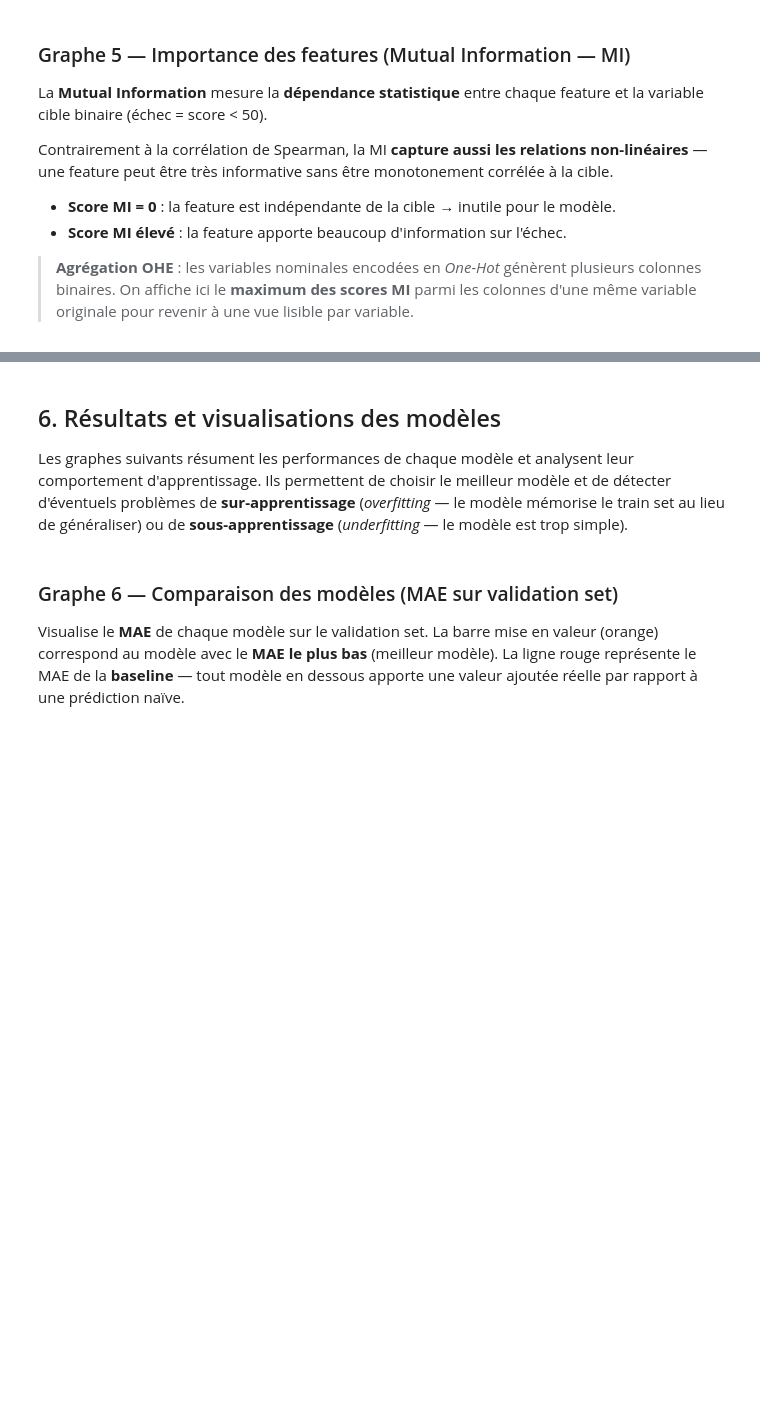
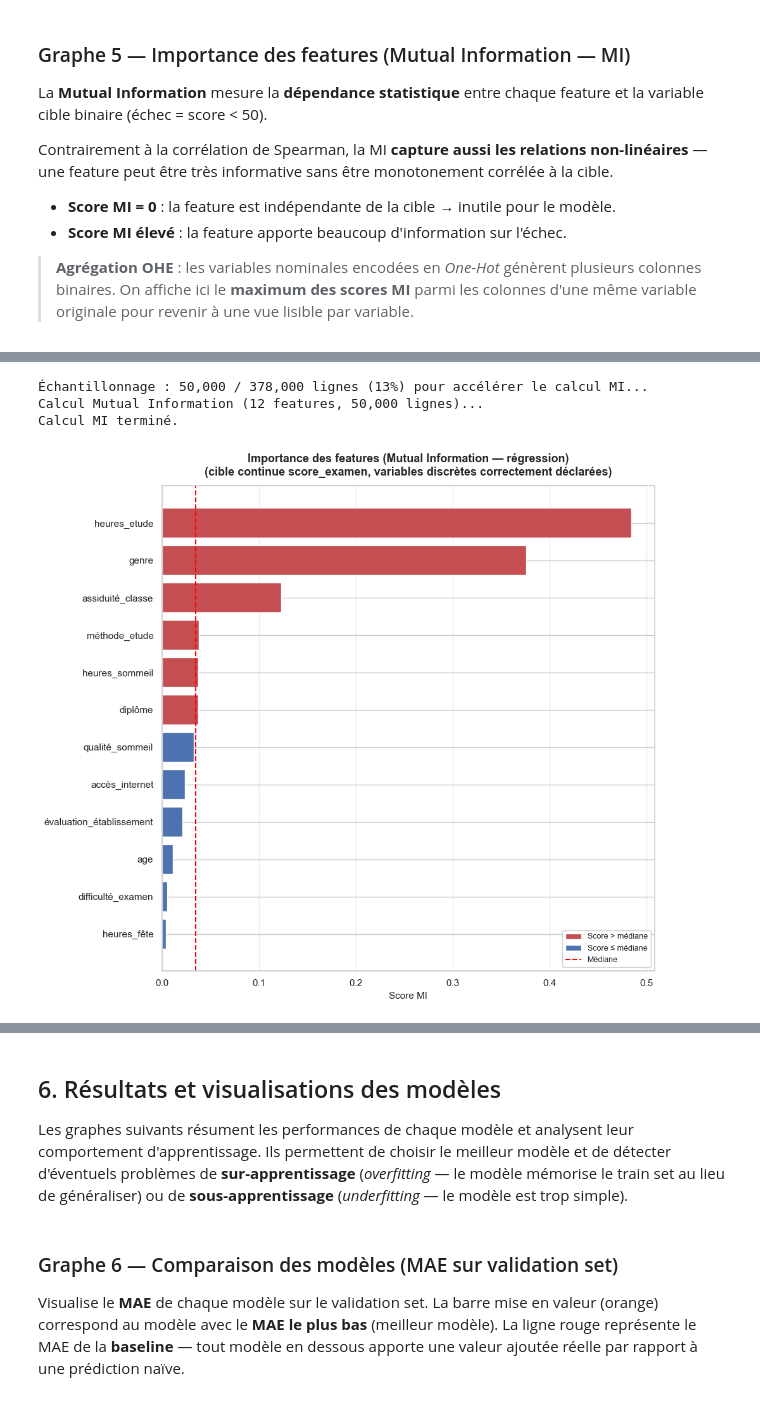
Before and after one commit to 22054/Smart-School-Project, a Jupyter notebook: failure_prediction.ipynb, the cells around one changed output, grey strips where cells are left out. Drawn from its saved outputs; the diff is of its cells as text; code cells hidden in the pictures; blank space fills up the shorter version.

```diff
--- a/failure_prediction.ipynb
+++ b/failure_prediction.ipynb
@@ -889,0 +821,75 @@ Calcul MI terminé.
+# %%
+from sklearn.feature_selection import mutual_info_regression
+from sklearn.preprocessing import LabelEncoder
+
+# Travailler sur les variables ORIGINALES (pas sur la sortie du ColumnTransformer)
+df_mi = X_train_orig.copy()
+
+# Ordinales : ordre naturel
+for col, mapping in {
+    'qualité_sommeil':          {'poor': 0, 'average': 1, 'good': 2},
+    'évaluation_établissement': {'low':  0, 'medium':  1, 'high': 2},
+    'difficulté_examen':        {'easy': 0, 'moderate': 1, 'hard': 2},
+}.items():
+    df_mi[col] = df_mi[col].map(mapping)
+
+# Nominales : label encoding (1 colonne par variable, PAS de OHE pour le MI)
+le = LabelEncoder()
+for col in ['genre', 'diplôme', 'accès_internet', 'méthode_etude']:
+    df_mi[col] = le.fit_transform(df_mi[col].astype(str))
+
+# Imputation propre (médiane), surtout PAS fillna(0)
+df_mi = df_mi.fillna(df_mi.median(numeric_only=True))
+
+# Échantillonnage pour la rapidité
+n_rows = len(df_mi)
+if n_rows > MI_SAMPLE_SIZE:
+    print(f'Échantillonnage : {MI_SAMPLE_SIZE:,} / {n_rows:,} lignes '
+          f'({MI_SAMPLE_SIZE/n_rows:.0%}) pour accélérer le calcul MI...')
+    sample_idx = df_mi.sample(MI_SAMPLE_SIZE, random_state=42).index
+    X_mi_sample = df_mi.loc[sample_idx]
+    y_mi_sample = y_train.loc[sample_idx]
+else:
+    X_mi_sample = df_mi
+    y_mi_sample = y_train
+
+# Marquer les variables non continues comme discrètes (corrige le biais k-NN sur binaires/ordinales)
+discrete_cols = ['genre', 'diplôme', 'accès_internet', 'méthode_etude',
+                 'qualité_sommeil', 'évaluation_établissement', 'difficulté_examen']
+discrete_mask = [c in discrete_cols for c in X_mi_sample.columns]
+
+# CIBLE CONTINUE → mutual_info_regression (et NON mutual_info_classif)
+print(f'Calcul Mutual Information ({X_mi_sample.shape[1]} features, {len(X_mi_sample):,} lignes)...')
+mi = mutual_info_regression(
+    X_mi_sample, y_mi_sample,
+    discrete_features=discrete_mask,
+    random_state=42, n_neighbors=3
+)
+mi_series = pd.Series(mi, index=X_mi_sample.columns).sort_values(ascending=True)
+print('Calcul MI terminé.')
+
+# ── Graphe ─────────────────────────────────────────────────────
+fig5, ax5 = plt.subplots(figsize=(10, 9))
+mi_colors = [PALETTE[3] if v > mi_series.median() else PALETTE[0] for v in mi_series.values]
+ax5.barh(mi_series.index, mi_series.values, color=mi_colors)
+ax5.axvline(mi_series.median(), color='red', linestyle='--', linewidth=1.5)
+legend_mi = [
+    mpatches.Patch(facecolor=PALETTE[3], label='Score > médiane'),
+    mpatches.Patch(facecolor=PALETTE[0], label='Score ≤ médiane'),
+    plt.Line2D([0], [0], color='red', linestyle='--', linewidth=1.5, label='Médiane'),
+]
+ax5.legend(handles=legend_mi, fontsize=9, framealpha=0.9)
+ax5.set_title(
+    'Importance des features (Mutual Information — régression)\n'
+    '(cible continue score_examen, variables discrètes correctement déclarées)',
+    fontsize=13, fontweight='bold', pad=12
+)
+ax5.set_xlabel('Score MI', fontsize=11)
+ax5.grid(axis='x', alpha=0.4)
+plt.tight_layout()
+plt.show()
+# %% [output]
+Échantillonnage : 50,000 / 378,000 lignes (13%) pour accélérer le calcul MI...
+Calcul Mutual Information (12 features, 50,000 lignes)...
+Calcul MI terminé.
+[figure, added]
```
Also changed, not shown: parts of 10 cells of this notebook.
